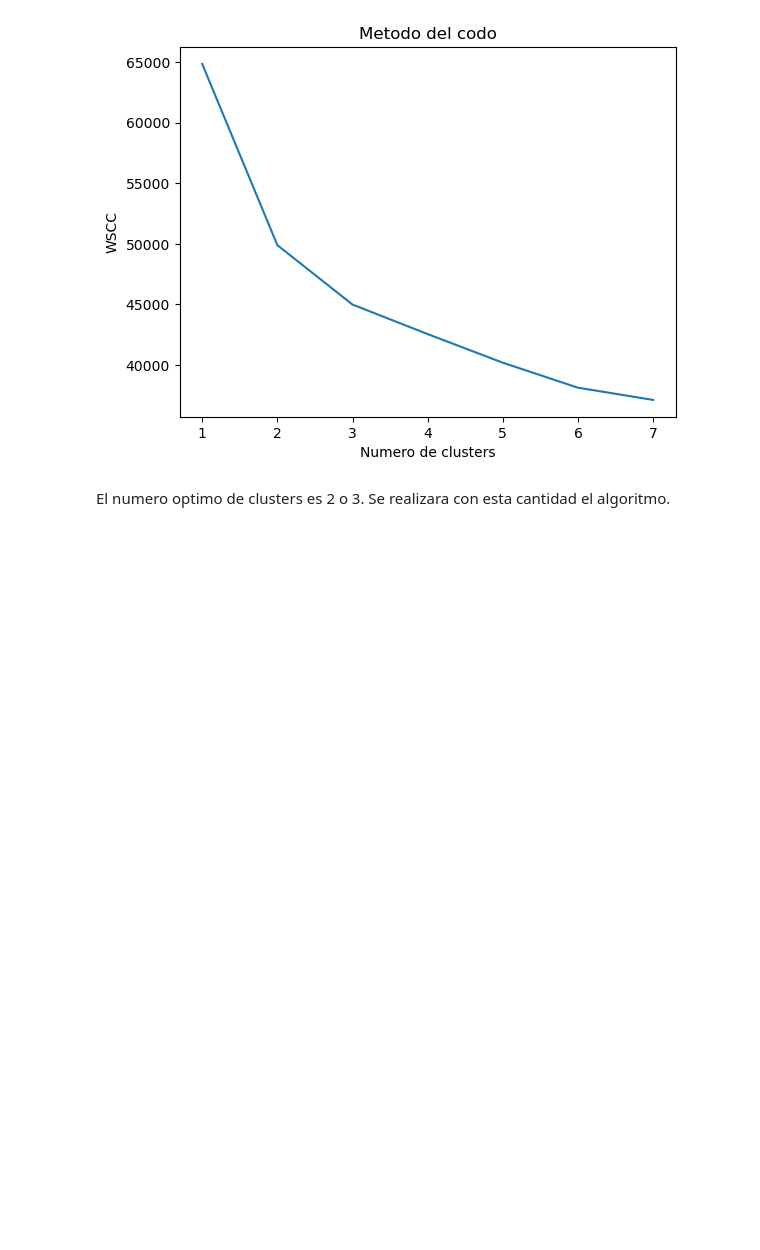
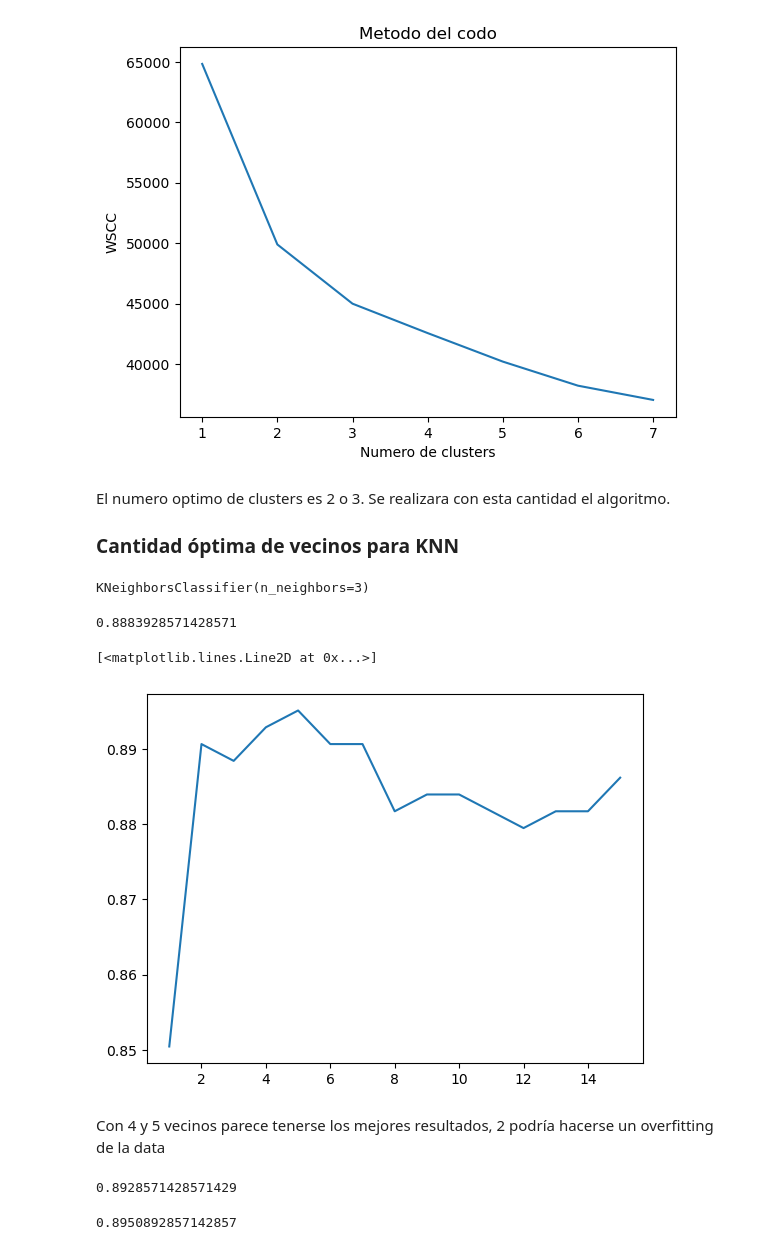
Before and after one commit to gua21150/Parcial-2-ADA, a Jupyter notebook: analisispreeliminar.ipynb, the cells around one changed output. Cells and saved outputs as stored; diff of their text form; code cells hidden in the pictures; blank space fills up the shorter version.

Commit message:
Mejoras en el modelo
Corrección en modelo knn y tiempos de corrida

```diff
--- a/analisispreeliminar.ipynb
+++ b/analisispreeliminar.ipynb
@@ -249,3 +251,63 @@ Text(0, 0.5, 'WSCC')
 [figure]
 # %% [markdown]
 El numero optimo de clusters es 2 o 3. Se realizara con esta cantidad el algoritmo.
+
+### Cantidad óptima de vecinos para KNN
+# %%
+from sklearn.model_selection import train_test_split
+df2 = df.copy()
+
+# Separando los datos
+# La variable X no incluye la columna Response
+columns_to_exclude = ['Response']
+columns_to_select = [col for col in df2.columns if col not in columns_to_exclude]
+
+X = df2[columns_to_select]
+y = df2["Response"]
+
+# escalar la data
+scaler = StandardScaler()
+X_scaled = scaler.fit_transform(X)
+
+x_train,x_test,y_train,y_test=train_test_split(X_scaled,y,test_size=0.2,random_state=0)
+# %%
+from sklearn.neighbors import KNeighborsClassifier
+knn = KNeighborsClassifier(n_neighbors=3)
+knn.fit(x_train,y_train)
+# %% [output]
+KNeighborsClassifier(n_neighbors=3)
+# %%
+from sklearn.metrics import accuracy_score
+y_pred = knn.predict(x_test)
+accuracy_score(y_test, y_pred)
+# %% [output]
+0.8883928571428571
+# %%
+scores = []
+for i in range(1,16):
+    knn = KNeighborsClassifier(n_neighbors=i)
+    knn.fit(x_train,y_train)
+    y_pred = knn.predict(x_test)
+    scores.append(accuracy_score(y_test, y_pred))
+
+import matplotlib.pyplot as plt
+plt.plot(range(1,16),scores)
+# %% [output]
+[<matplotlib.lines.Line2D at 0x...>]
+[figure, added]
+# %% [markdown]
+Con 4 y 5 vecinos parece tenerse los mejores resultados, 2 podría hacerse un overfitting de la data
+# %%
+knn = KNeighborsClassifier(n_neighbors=4)
+knn.fit(x_train,y_train)
+y_pred = knn.predict(x_test)
+accuracy_score(y_test, y_pred)
+# %% [output]
+0.8928571428571429
+# %%
+knn = KNeighborsClassifier(n_neighbors=5)
+knn.fit(x_train,y_train)
+y_pred = knn.predict(x_test)
+accuracy_score(y_test, y_pred)
+# %% [output]
+0.8950892857142857
```
Also changed, not shown: parts of 2 cells of this notebook, 3 other files.
